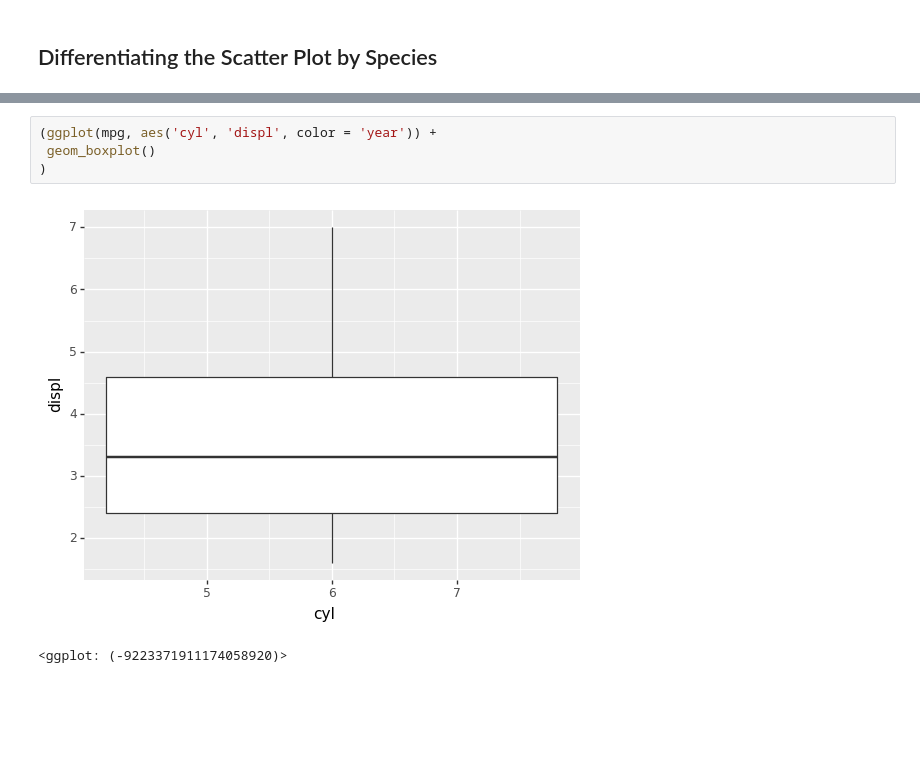
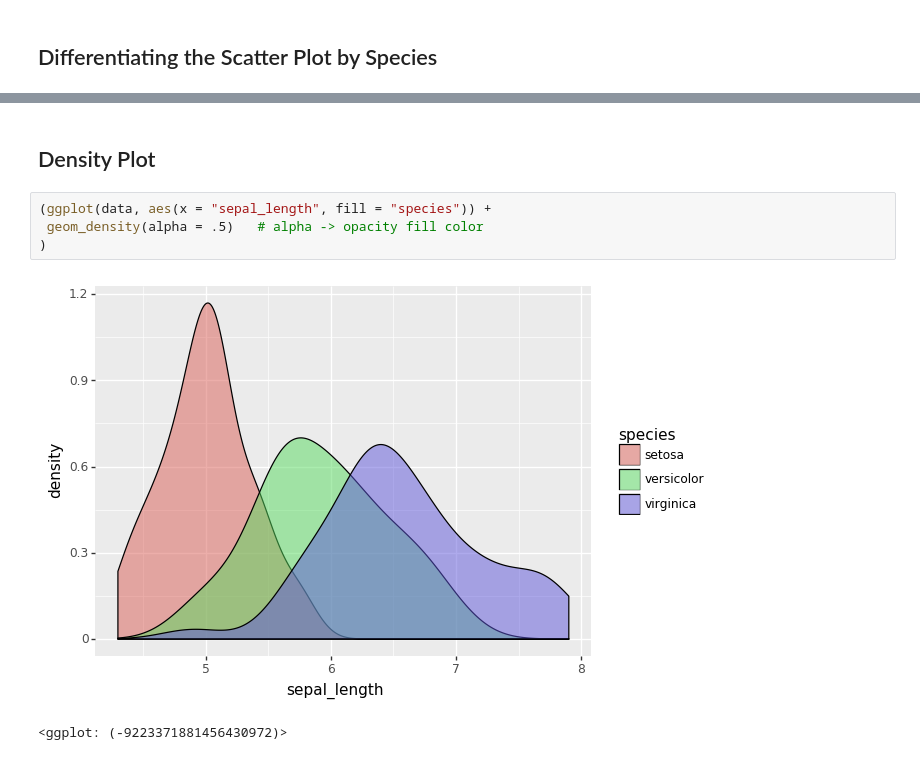
Before and after one commit to slingam00/Introduction_to_Data_Science, a Jupyter notebook: plotnine.ipynb, the cells around one changed output, grey strips where cells are left out. Drawn from its saved outputs; the diff is of its cells as text; blank space fills up the shorter version.

```diff
--- a/plotnine.ipynb
+++ b/plotnine.ipynb
@@ -32,7 +27,9 @@ ggplot(mpg) + geom_boxplot(aes(x='cyl', y='hwy'))
-# %%
-(ggplot(mpg, aes('cyl', 'displ', color = 'year')) +
- geom_boxplot()
-)
-# %% [output]
-[figure, removed]
-<ggplot: (-9223371911174058920)>
+# %% [markdown]
+## Density Plot
+# %%
+(ggplot(data, aes(x = "sepal_length", fill = "species")) +
+ geom_density(alpha = .5)   # alpha -> opacity fill color
+)
+# %% [output]
+[figure, added]
+<ggplot: (-9223371881456430972)>
```
Also changed, not shown: parts of 7 cells of this notebook.
